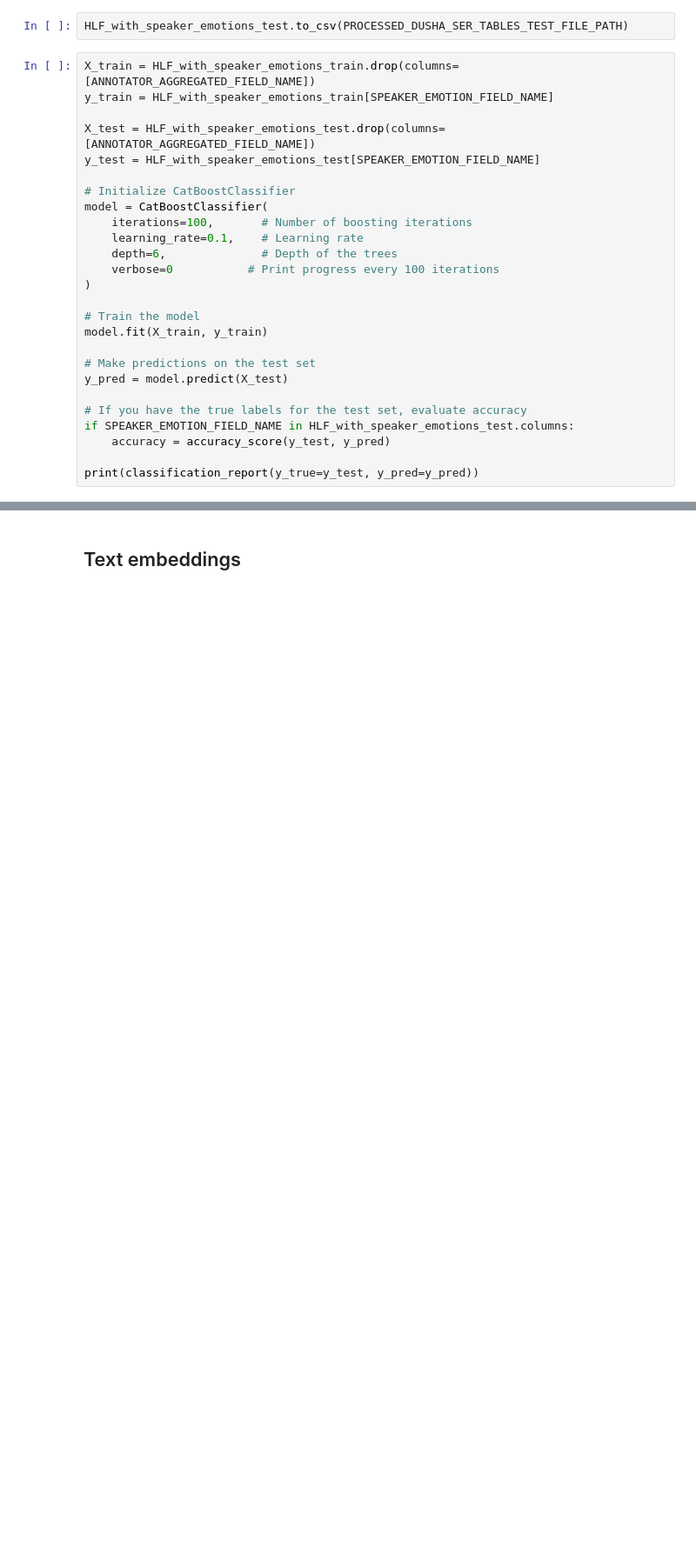
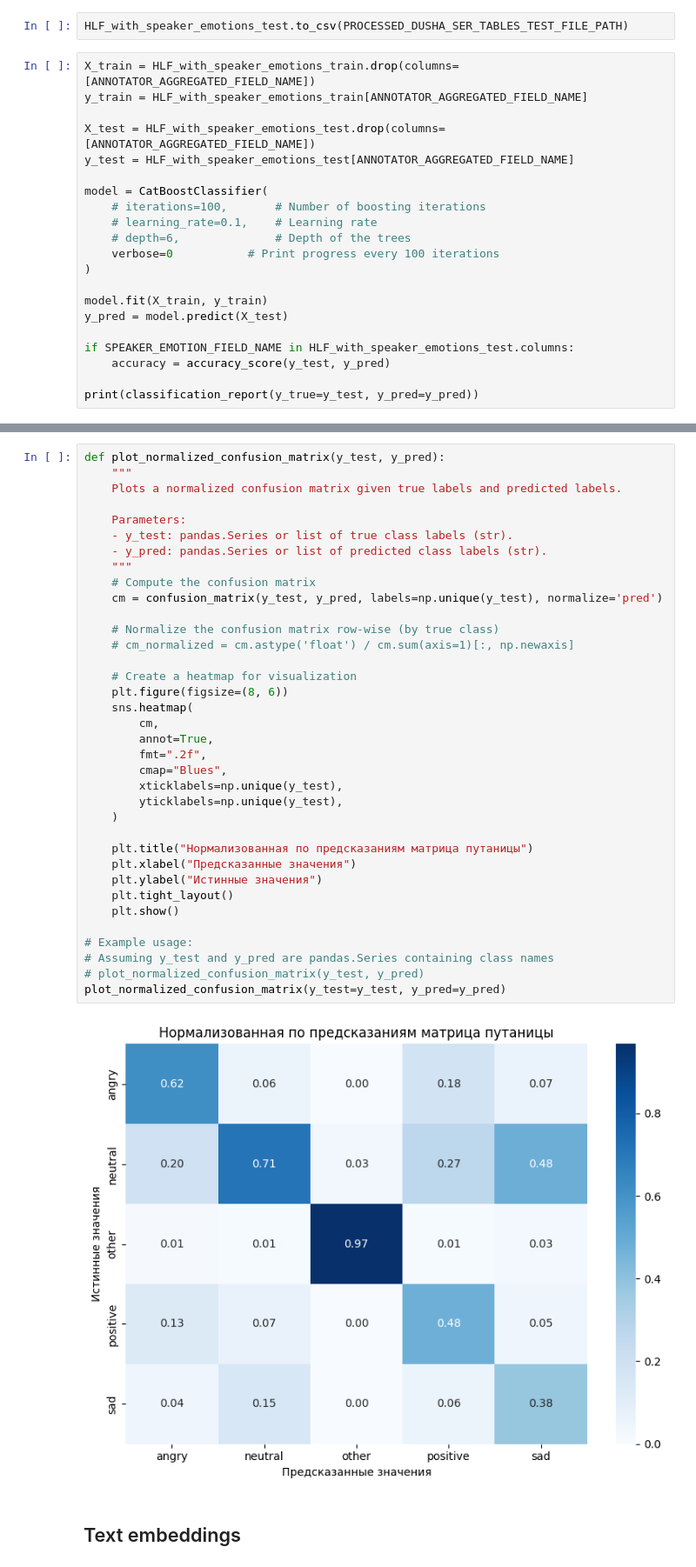
Before and after one commit to Kislv/MastersDegreeProject, a Jupyter notebook: high_level_feature_extractor/test.ipynb, the cells around one changed output, grey strips where cells are left out. Shown at 87% size. Saved outputs shown, nothing was run; the diff lists cells and outputs as text; blank space fills up the shorter version.

```diff
--- a/high_level_feature_extractor/test.ipynb
+++ b/high_level_feature_extractor/test.ipynb
@@ -341,26 +425,21 @@ HLF_with_speaker_emotions_test.head()
 HLF_with_speaker_emotions_test.to_csv(PROCESSED_DUSHA_SER_TABLES_TEST_FILE_PATH)
 # %%
 X_train = HLF_with_speaker_emotions_train.drop(columns=[ANNOTATOR_AGGREGATED_FIELD_NAME])
-y_train = HLF_with_speaker_emotions_train[SPEAKER_EMOTION_FIELD_NAME]
+y_train = HLF_with_speaker_emotions_train[ANNOTATOR_AGGREGATED_FIELD_NAME]
 
 X_test = HLF_with_speaker_emotions_test.drop(columns=[ANNOTATOR_AGGREGATED_FIELD_NAME])
-y_test = HLF_with_speaker_emotions_test[SPEAKER_EMOTION_FIELD_NAME]
+y_test = HLF_with_speaker_emotions_test[ANNOTATOR_AGGREGATED_FIELD_NAME]
 
-# Initialize CatBoostClassifier
 model = CatBoostClassifier(
-    iterations=100,       # Number of boosting iterations
-    learning_rate=0.1,    # Learning rate
-    depth=6,              # Depth of the trees
+    # iterations=100,       # Number of boosting iterations
+    # learning_rate=0.1,    # Learning rate
+    # depth=6,              # Depth of the trees
     verbose=0           # Print progress every 100 iterations
 )
 
-# Train the model
 model.fit(X_train, y_train)
-
-# Make predictions on the test set
 y_pred = model.predict(X_test)
 
-# If you have the true labels for the test set, evaluate accuracy
 if SPEAKER_EMOTION_FIELD_NAME in HLF_with_speaker_emotions_test.columns:
     accuracy = accuracy_score(y_test, y_pred)
 
@@ -390,4 +516,42 @@ pronounce_speed_WPS                             0.048673
 dtype: float64
+# %%
+def plot_normalized_confusion_matrix(y_test, y_pred):
+    """
+    Plots a normalized confusion matrix given true labels and predicted labels.
+
+    Parameters:
+    - y_test: pandas.Series or list of true class labels (str).
+    - y_pred: pandas.Series or list of predicted class labels (str).
+    """
+    # Compute the confusion matrix
+    cm = confusion_matrix(y_test, y_pred, labels=np.unique(y_test), normalize='pred')
+
+    # Normalize the confusion matrix row-wise (by true class)
+    # cm_normalized = cm.astype('float') / cm.sum(axis=1)[:, np.newaxis]
+
+    # Create a heatmap for visualization
+    plt.figure(figsize=(8, 6))
+    sns.heatmap(
+        cm,
+        annot=True,
+        fmt=".2f",
+        cmap="Blues",
+        xticklabels=np.unique(y_test),
+        yticklabels=np.unique(y_test),
+    )
+
+    plt.title("Нормализованная по предсказаниям матрица путаницы")
+    plt.xlabel("Предсказанные значения")
+    plt.ylabel("Истинные значения")
+    plt.tight_layout()
+    plt.show()
+
+# Example usage:
+# Assuming y_test and y_pred are pandas.Series containing class names
+# plot_normalized_confusion_matrix(y_test, y_pred)
+plot_normalized_confusion_matrix(y_test=y_test, y_pred=y_pred)
+# %% [output]
+[figure, added]
 # %% [markdown]
 ## Text embeddings
 # %%
```
Also changed, not shown: parts of 19 cells of this notebook, 11 other files.
